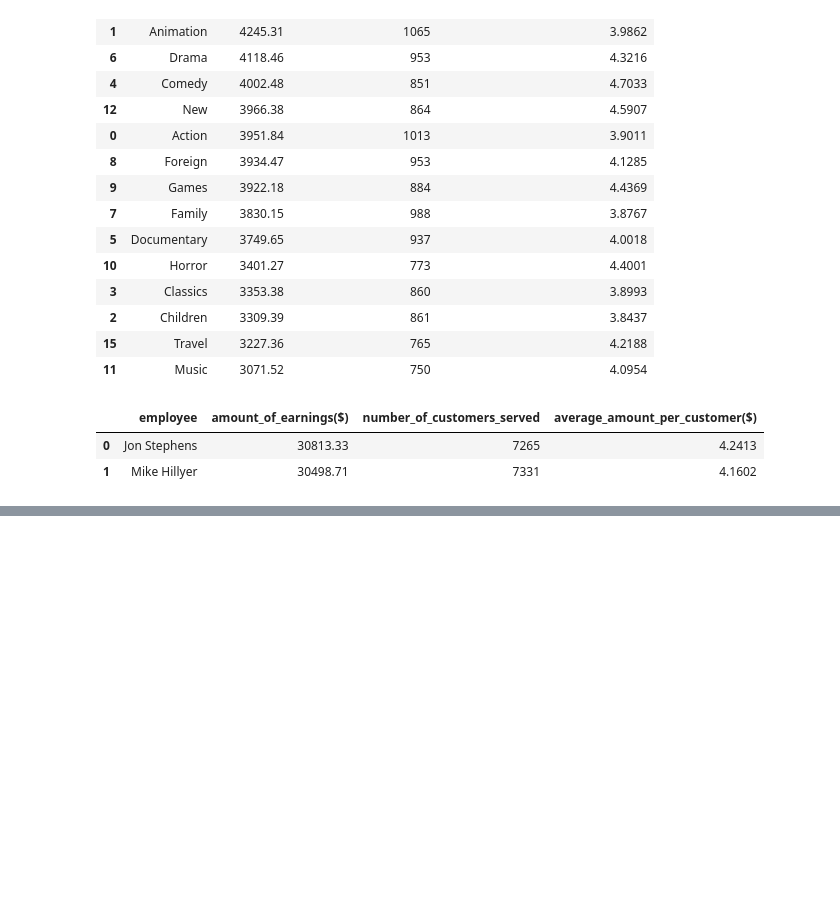
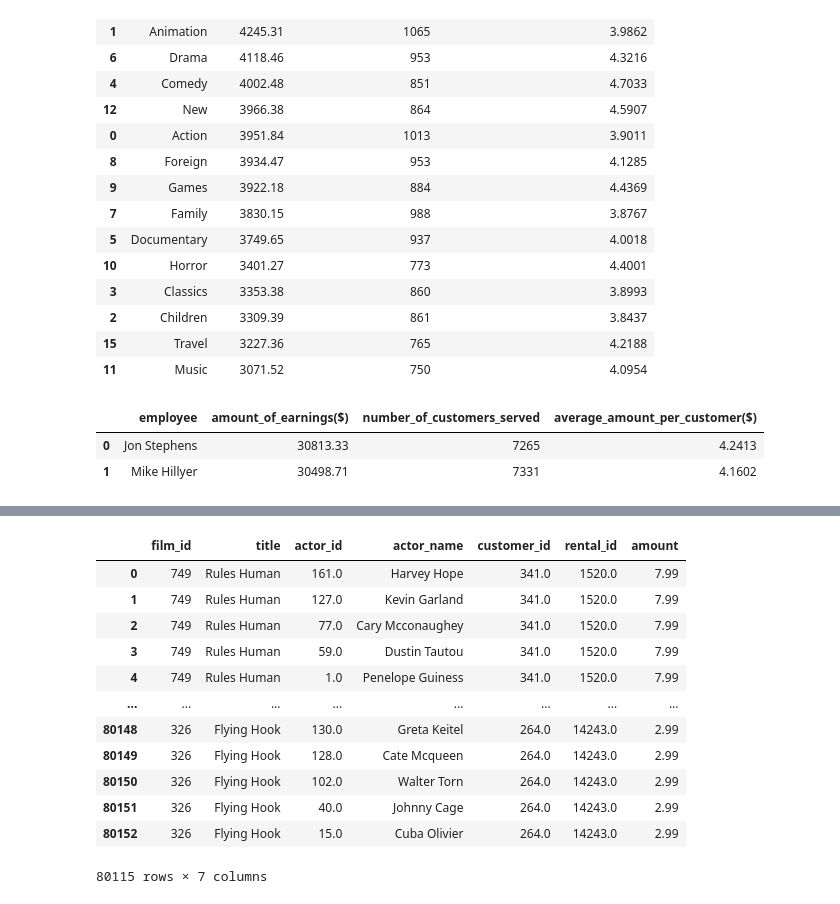
Before and after one commit to vick998/Banzae-py, a Jupyter notebook: Top5s.ipynb, the cells around one changed output, grey strips where cells are left out. Saved outputs shown, nothing was run; the diff lists cells and outputs as text; code cells hidden in the pictures; blank space fills up the shorter version.

```diff
--- a/Top5s.ipynb
+++ b/Top5s.ipynb
@@ -372,0 +399,32 @@ master4f
+# %%
+cur.execute("""SELECT film.film_id,title,film_actor.actor_id,CONCAT(actor.first_name,' ',actor.last_name),payment.customer_id,payment.rental_id,amount
+FROM film
+LEFT JOIN film_actor
+ON film_actor.film_id = film.film_id
+LEFT JOIN actor
+ON actor.actor_id = film_actor.actor_id
+LEFT JOIN inventory
+ON inventory.film_id = film.film_id
+LEFT JOIN rental
+ON rental.inventory_id = inventory.inventory_id
+LEFT JOIN payment
+ON payment.rental_id = rental.rental_id""")
+master1sqldata = cur.fetchall()
+master1sqlcol = ['film_id','title','actor_id','actor_name','customer_id','rental_id','amount']
+master1fsql = pd.DataFrame(data=master1sqldata,columns=master1sqlcol)
+master1fsql = master1fsql.dropna(axis=0)
+master1fsql
+# %% [output]
+|  | film_id | title | actor_id | actor_name | customer_id | rental_id | amount |
+| 0 | 749 | Rules Human | 161.0 | Harvey Hope | 341.0 | 1520.0 | 7.99 |
+| 1 | 749 | Rules Human | 127.0 | Kevin Garland | 341.0 | 1520.0 | 7.99 |
+| 2 | 749 | Rules Human | 77.0 | Cary Mcconaughey | 341.0 | 1520.0 | 7.99 |
+| 3 | 749 | Rules Human | 59.0 | Dustin Tautou | 341.0 | 1520.0 | 7.99 |
+| 4 | 749 | Rules Human | 1.0 | Penelope Guiness | 341.0 | 1520.0 | 7.99 |
+| ... | ... | ... | ... | ... | ... | ... | ... |
+| 80148 | 326 | Flying Hook | 130.0 | Greta Keitel | 264.0 | 14243.0 | 2.99 |
+| 80149 | 326 | Flying Hook | 128.0 | Cate Mcqueen | 264.0 | 14243.0 | 2.99 |
+| 80150 | 326 | Flying Hook | 102.0 | Walter Torn | 264.0 | 14243.0 | 2.99 |
+| 80151 | 326 | Flying Hook | 40.0 | Johnny Cage | 264.0 | 14243.0 | 2.99 |
+| 80152 | 326 | Flying Hook | 15.0 | Cuba Olivier | 264.0 | 14243.0 | 2.99 |
+80115 rows × 7 columns
```
Also changed, not shown: parts of 15 cells of this notebook, 1 other file.
